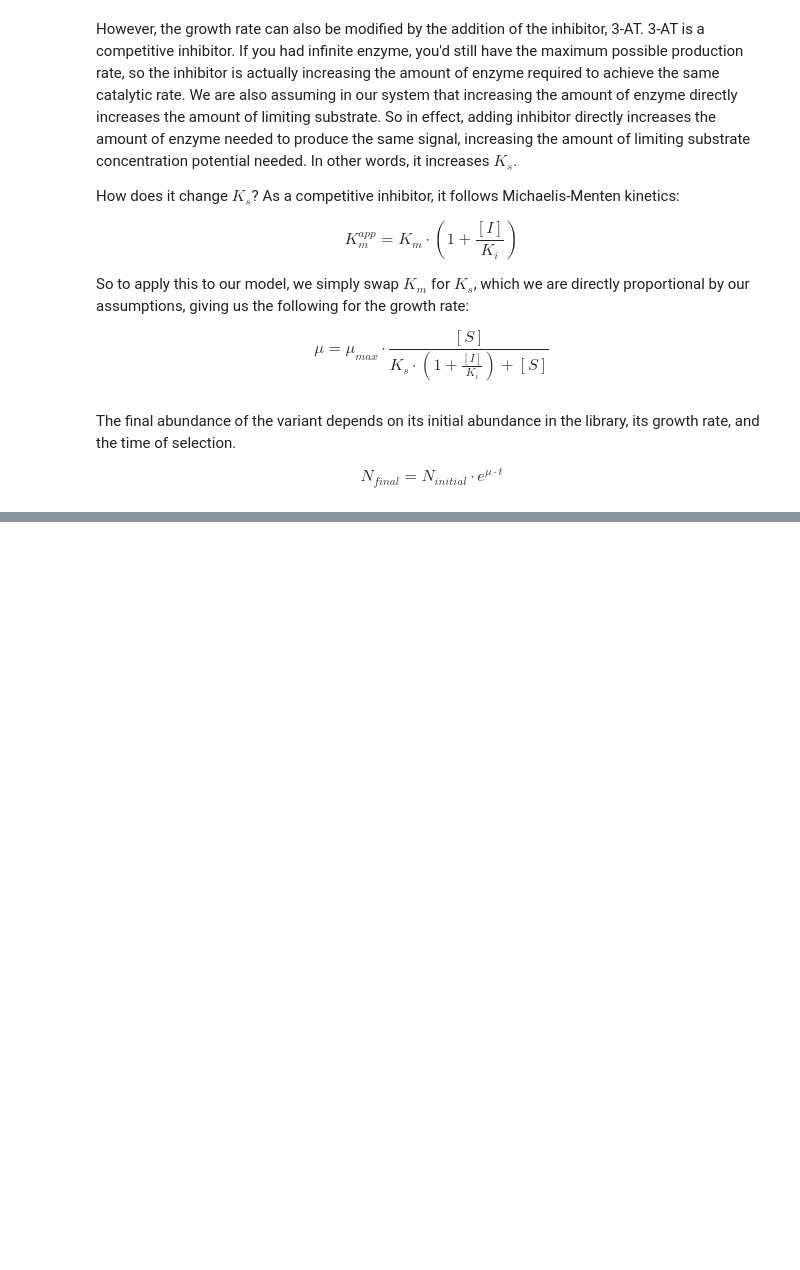
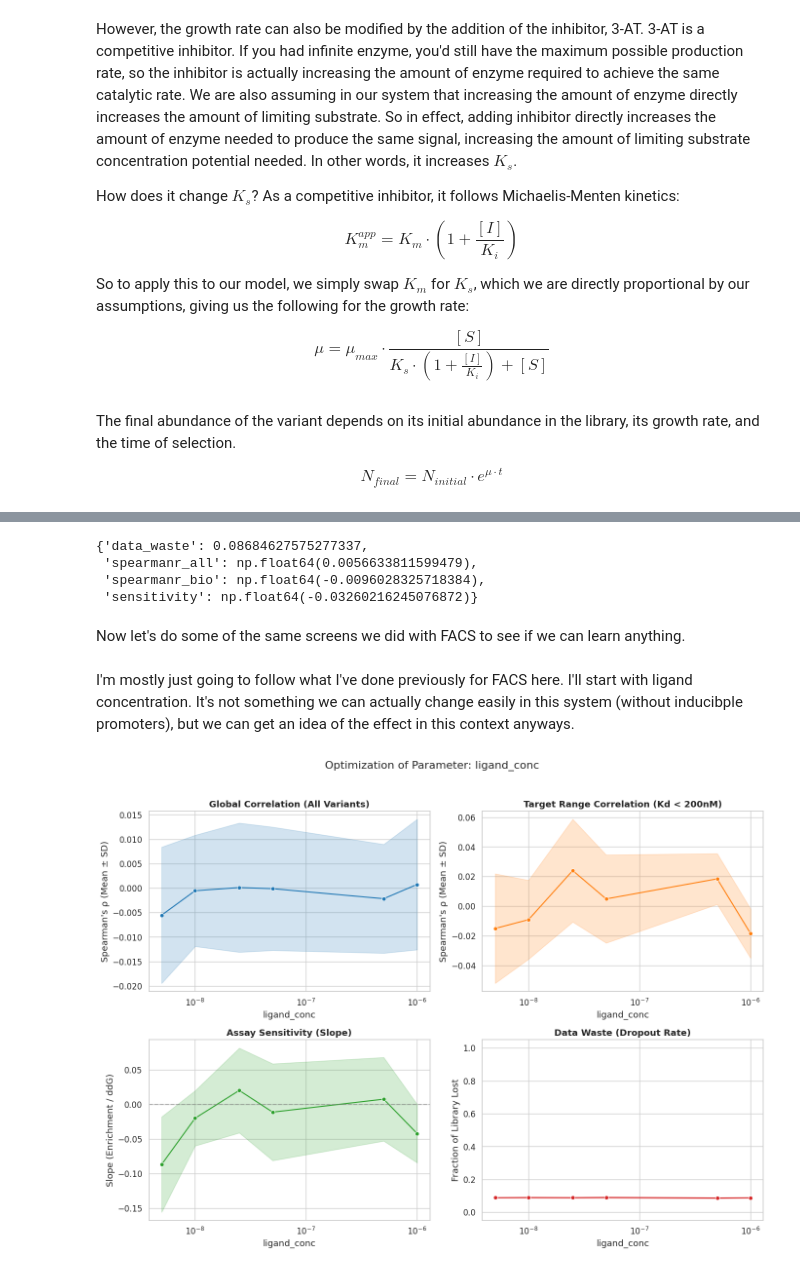
Before and after one commit to odgarrett/simulating-variant-effect-screens, a Jupyter notebook: simulating_y2h_screens.ipynb, the cells around one changed output, grey strips where cells are left out. Cells and saved outputs as stored; diff of their text form; code cells hidden in the pictures; blank space fills up the shorter version.

```diff
--- a/simulating_y2h_screens.ipynb
+++ b/simulating_y2h_screens.ipynb
@@ -78,0 +397,5 @@ Then from here, the steps in `simulate_experiment.ipynb` apply.
+# %%
+import pandas as pd
+
+gb1_df = pd.read_csv("datasets/gb1/gb1_full_library_ddG.csv")
+gb1_df
@@ -78,0 +501,35 @@ Then from here, the steps in `simulate_experiment.ipynb` apply.
+# %%
+results = compute_metrics(exp_df, 9, 'lib_read_counts', 'sel_read_counts')
+results
+# %% [output]
+{'data_waste': 0.08684627575277337,
+ 'spearmanr_all': np.float64(0.0056633811599479),
+ 'spearmanr_bio': np.float64(-0.0096028325718384),
+ 'sensitivity': np.float64(-0.03260216245076872)}
+# %% [markdown]
+Now let's do some of the same screens we did with FACS to see if we can learn anything.
+# %%
+def screen_parameter(
+    df,
+    param_to_optimize,
+    values_to_test,
+    params_dict,
+    read_count_threshold = 9,
+    n_replicates = 1
+):
+
+    results = []
+
+    for val in values_to_test:
+        current_params = params_dict.copy()
+        current_params[param_to_optimize] = val
+
+        for rep in range(n_replicates):
+            exp_df = simulate_experiment(df, **current_params)
+
+            exp_results = compute_metrics(exp_df, read_count_threshold, 'lib_read_counts', 'sel_read_counts')
+            exp_results[param_to_optimize] = val
+            exp_results['replicate'] = rep
+            results.append(exp_results)
+
+    return pd.DataFrame(results)
@@ -78,0 +591,11 @@ Then from here, the steps in `simulate_experiment.ipynb` apply.
+# %% [markdown]
+I'm mostly just going to follow what I've done previously for FACS here. I'll start with ligand concentration. It's not something we can actually change easily in this system (without inducibple promoters), but we can get an idea of the effect in this context anyways.
+# %%
+param_to_optimize = "ligand_conc"
+vals_to_test = [1000e-9, 500e-9, 50e-9, 25e-9, 10e-9, 5e-9]
+
+ligand_df = screen_parameter(gb1_df, param_to_optimize, vals_to_test, params, n_replicates=10)
+fig = plot_optimization_results(ligand_df, param_to_optimize, log_x=True)
+fig.show()
+# %% [output]
+[figure, added]
```
Also changed, not shown: parts of 42 cells of this notebook.
